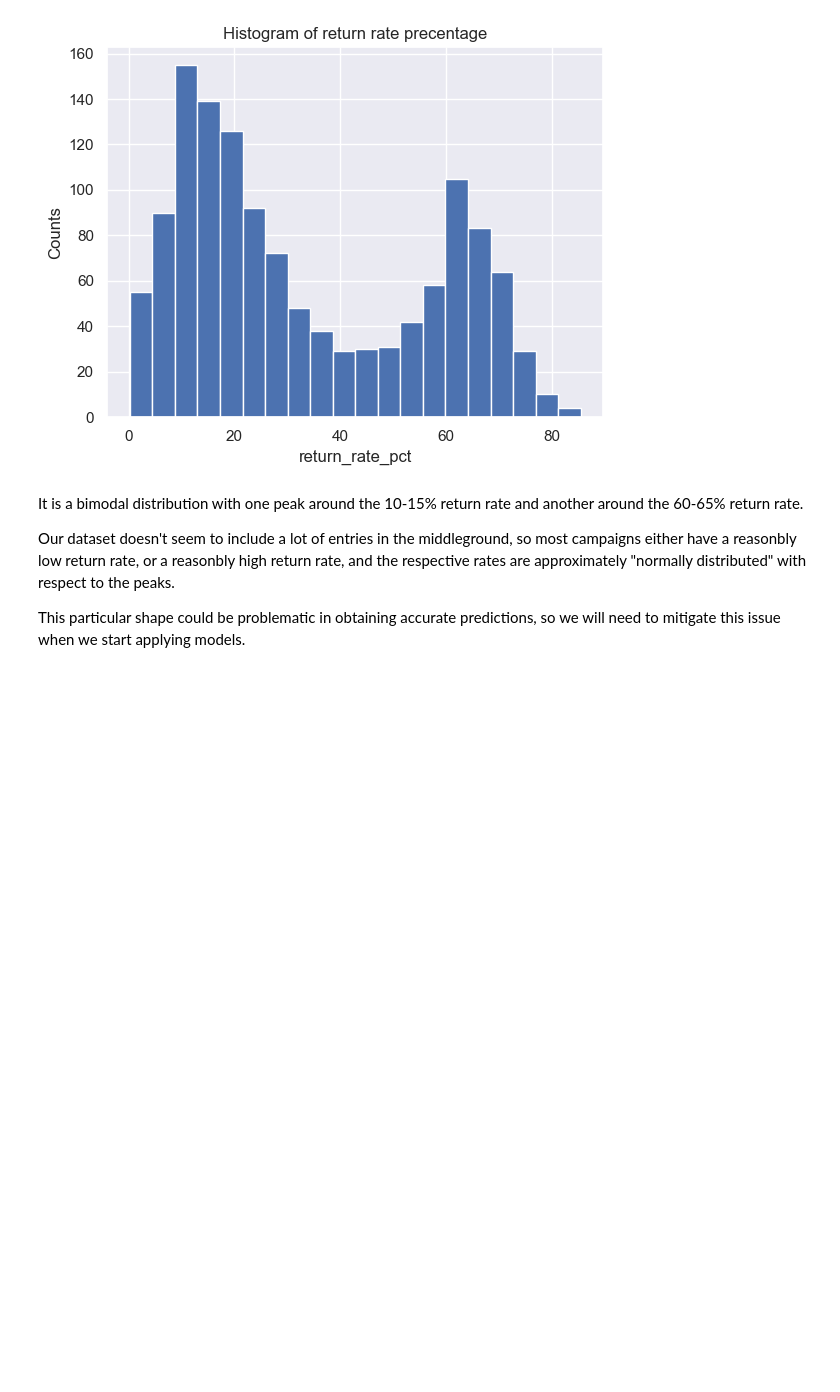
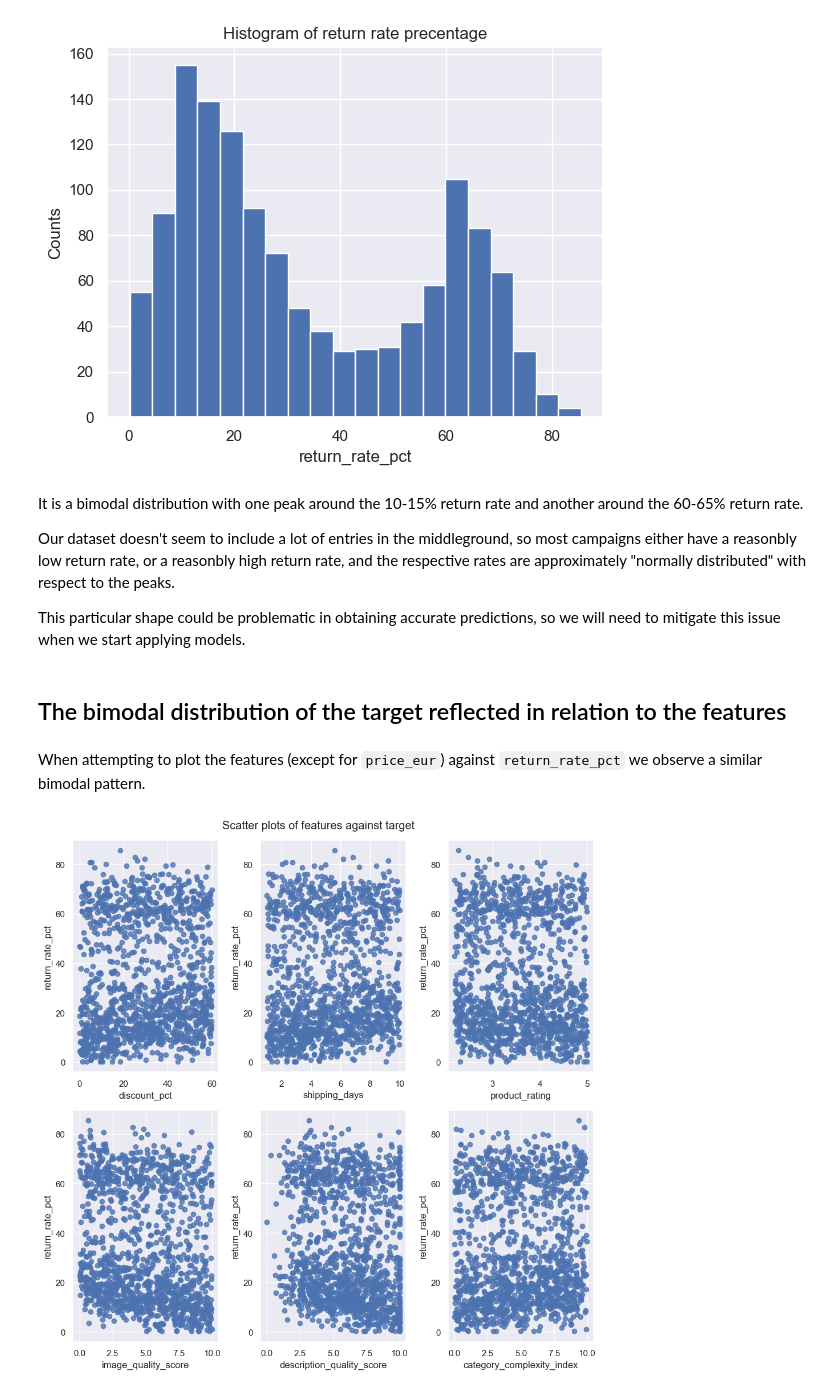
Before and after one commit to tomabrihacescu/return_rate_ecommerce_platform, a Jupyter notebook: draft1.ipynb, the cells around one changed output. Saved outputs shown, nothing was run; the diff lists cells and outputs as text; code cells hidden in the pictures; blank space fills up the shorter version.

```diff
--- a/draft1.ipynb
+++ b/draft1.ipynb
@@ -124,3 +128,22 @@ It is a bimodal distribution with one peak around the 10-15% return rate and ano
 Our dataset doesn't seem to include a lot of entries in the middleground, so most campaigns either have a reasonbly low return rate, or a reasonbly high return rate, and the respective rates are approximately "normally distributed" with respect to the peaks.
 
 This particular shape could be problematic in obtaining accurate predictions, so we will need to mitigate this issue when we start applying models.
+# %% [markdown]
+## The bimodal distribution of the target reflected in relation to the features
+# %% [markdown]
+When attempting to plot the features (except for `price_eur`) against `return_rate_pct` we observe a similar bimodal pattern.
+# %%
+fig, axes = plt.subplots(2, 3, figsize=(10,10))
+plt.suptitle("Scatter plots of features against target")
+
+# Plot each of the selected features against the target
+features = ['discount_pct', 'shipping_days', 'product_rating', 'image_quality_score', 'description_quality_score', 'category_complexity_index']
+for i, ax in enumerate(axes.flat):
+    ax.scatter(train[features[i]], train['return_rate_pct'], alpha=0.8)
+    ax.set_xlabel(features[i])
+    ax.set_ylabel('return_rate_pct')
+
+plt.tight_layout()
+plt.show()
+# %% [output]
+[figure, added]
```
Also changed, not shown: parts of 12 cells of this notebook, 8 other files.
